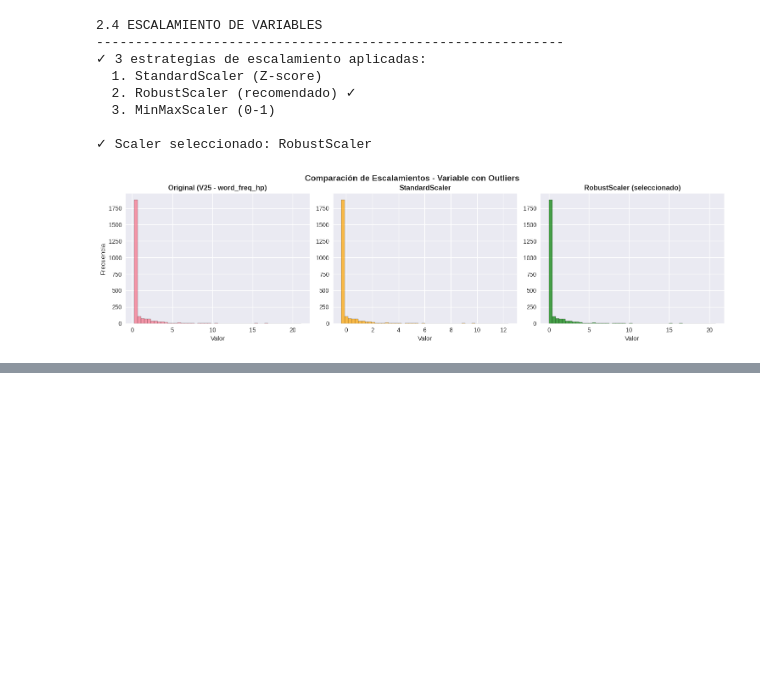
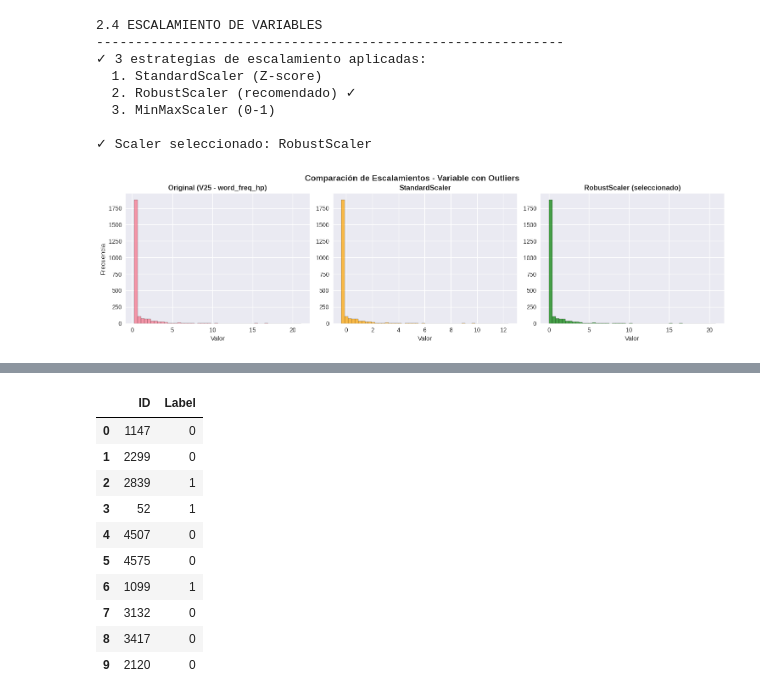
Before and after one commit to carrasquintero/Proyecto_Spam, a Jupyter notebook: prediccion-de-correos-spam.ipynb, the cells around one changed output, grey strips where cells are left out. Drawn from its saved outputs; the diff is of its cells as text; code cells hidden in the pictures; blank space fills up the shorter version.

```diff
--- a/prediccion-de-correos-spam.ipynb
+++ b/prediccion-de-correos-spam.ipynb
@@ -1014,0 +1336,2 @@ print("  Alternativas disponibles: SMOTE, SMOTE+Tomek")
+# %%
+y_test_prob = mlp_v2.predict(X_test_scaled).ravel()
@@ -1014,0 +1340,11 @@ print("  Alternativas disponibles: SMOTE, SMOTE+Tomek")
+# %%
+threshold = 0.5
+# %%
+y_test_pred = (y_test_prob >= threshold).astype(int)
+# %%
+import pandas as pd
+
+submission = pd.DataFrame({
+    "ID": X_test_ids,
+    "Label": y_test_pred
+})
@@ -1014,0 +1354,14 @@ print("  Alternativas disponibles: SMOTE, SMOTE+Tomek")
+# %%
+submission.head(10)
+# %% [output]
+|  | ID | Label |
+| 0 | 1147 | 0 |
+| 1 | 2299 | 0 |
+| 2 | 2839 | 1 |
+| 3 | 52 | 1 |
+| 4 | 4507 | 0 |
+| 5 | 4575 | 0 |
+| 6 | 1099 | 1 |
+| 7 | 3132 | 0 |
+| 8 | 3417 | 0 |
+| 9 | 2120 | 0 |
```
Also changed, not shown: parts of 19 cells of this notebook, 2 other files.
